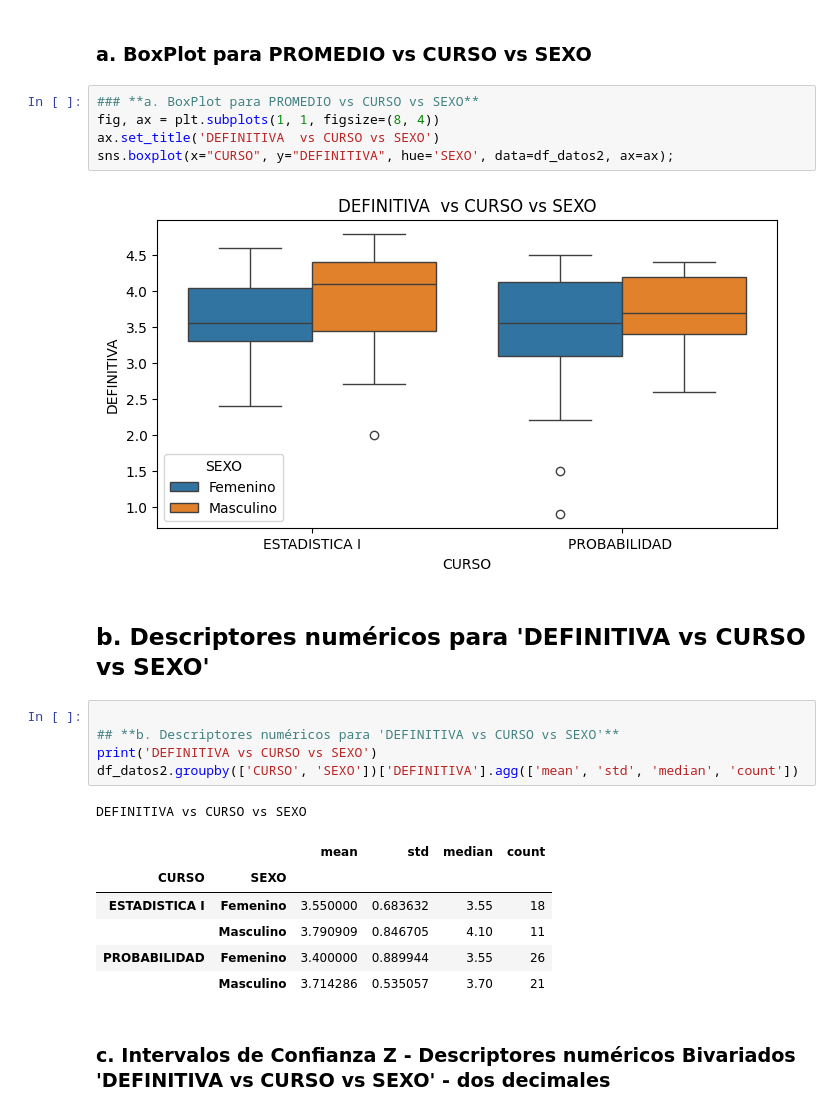
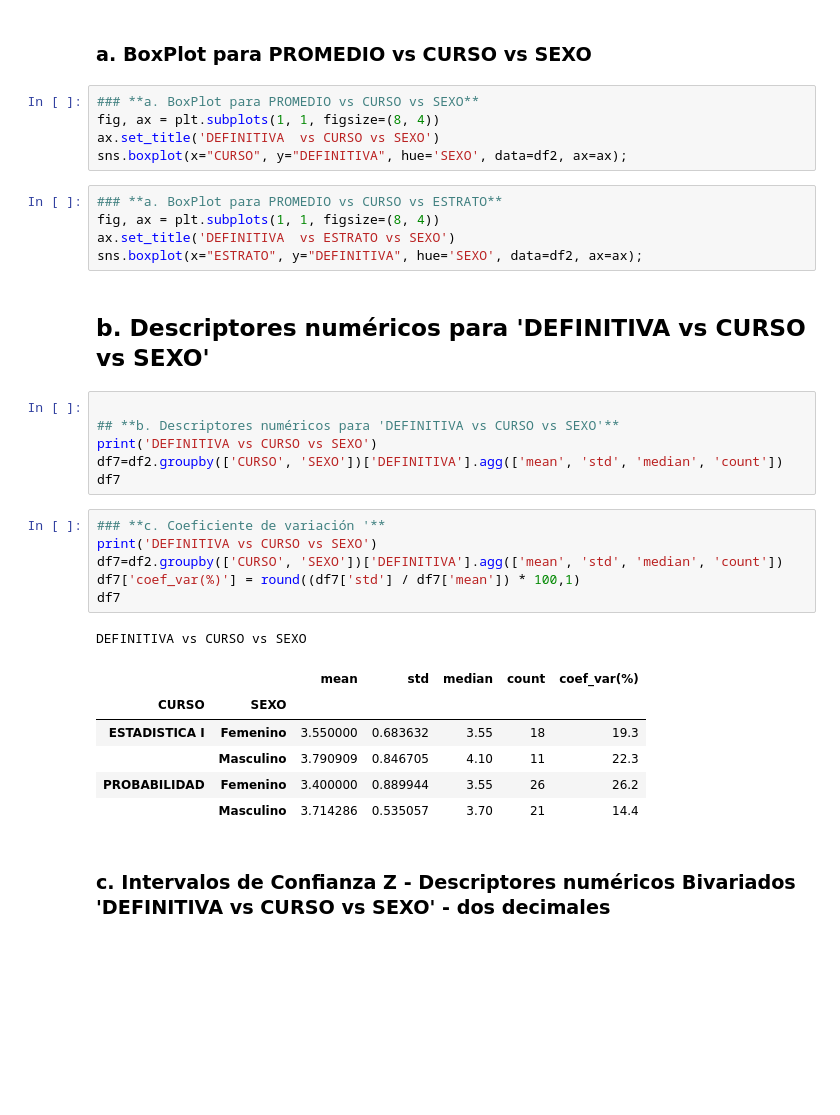
Before and after one commit to GledisUA/CLASE-3-DE-ESTAD-STICA, a Jupyter notebook: Semana2_Estadistica_Computarizada.ipynb, the cells around one changed output. Saved outputs shown, nothing was run; the diff lists cells and outputs as text; blank space fills up the shorter version.

```diff
--- a/Semana2_Estadistica_Computarizada.ipynb
+++ b/Semana2_Estadistica_Computarizada.ipynb
@@ -1114,9 +1115,12 @@ DEFINITIVA vs PROGRAMA vs SEXO
 ### **a. BoxPlot para PROMEDIO vs CURSO vs SEXO**
 fig, ax = plt.subplots(1, 1, figsize=(8, 4))
 ax.set_title('DEFINITIVA  vs CURSO vs SEXO')
-sns.boxplot(x="CURSO", y="DEFINITIVA", hue='SEXO', data=df_datos2, ax=ax);
+sns.boxplot(x="CURSO", y="DEFINITIVA", hue='SEXO', data=df2, ax=ax);
-# %% [output]
-[figure, removed]
+# %%
+### **a. BoxPlot para PROMEDIO vs CURSO vs ESTRATO**
+fig, ax = plt.subplots(1, 1, figsize=(8, 4))
+ax.set_title('DEFINITIVA  vs ESTRATO vs SEXO')
+sns.boxplot(x="ESTRATO", y="DEFINITIVA", hue='SEXO', data=df2, ax=ax);
 # %% [markdown]
 
 ## **b. Descriptores numéricos para 'DEFINITIVA vs CURSO vs SEXO'**
@@ -1124,15 +1128,22 @@ sns.boxplot(x="CURSO", y="DEFINITIVA", hue='SEXO', data=df_datos2, ax=ax);
 
 ## **b. Descriptores numéricos para 'DEFINITIVA vs CURSO vs SEXO'**
 print('DEFINITIVA vs CURSO vs SEXO')
-df_datos2.groupby(['CURSO', 'SEXO'])['DEFINITIVA'].agg(['mean', 'std', 'median', 'count'])
+df7=df2.groupby(['CURSO', 'SEXO'])['DEFINITIVA'].agg(['mean', 'std', 'median', 'count'])
+df7
-# %% [output]
-DEFINITIVA vs CURSO vs SEXO
-|  |  | mean | std | median | count |
-| CURSO | SEXO |  |  |  |  |
-| ESTADISTICA I | Femenino | 3.550000 | 0.683632 | 3.55 | 18 |
-|  | Masculino | 3.790909 | 0.846705 | 4.10 | 11 |
-| PROBABILIDAD | Femenino | 3.400000 | 0.889944 | 3.55 | 26 |
-|  | Masculino | 3.714286 | 0.535057 | 3.70 | 21 |
+# %%
+### **c. Coeficiente de variación '**
+print('DEFINITIVA vs CURSO vs SEXO')
+df7=df2.groupby(['CURSO', 'SEXO'])['DEFINITIVA'].agg(['mean', 'std', 'median', 'count'])
+df7['coef_var(%)'] = round((df7['std'] / df7['mean']) * 100,1)
+df7
+# %% [output]
+DEFINITIVA vs CURSO vs SEXO
+|  |  | mean | std | median | count | coef_var(%) |
+| CURSO | SEXO |  |  |  |  |  |
+| ESTADISTICA I | Femenino | 3.550000 | 0.683632 | 3.55 | 18 | 19.3 |
+|  | Masculino | 3.790909 | 0.846705 | 4.10 | 11 | 22.3 |
+| PROBABILIDAD | Femenino | 3.400000 | 0.889944 | 3.55 | 26 | 26.2 |
+|  | Masculino | 3.714286 | 0.535057 | 3.70 | 21 | 14.4 |
 # %% [markdown]
 ### **c. Intervalos de Confianza Z - Descriptores numéricos Bivariados 'DEFINITIVA vs CURSO vs SEXO' - dos decimales**
 # %%
```
Also changed, not shown: parts of 43 cells of this notebook.
